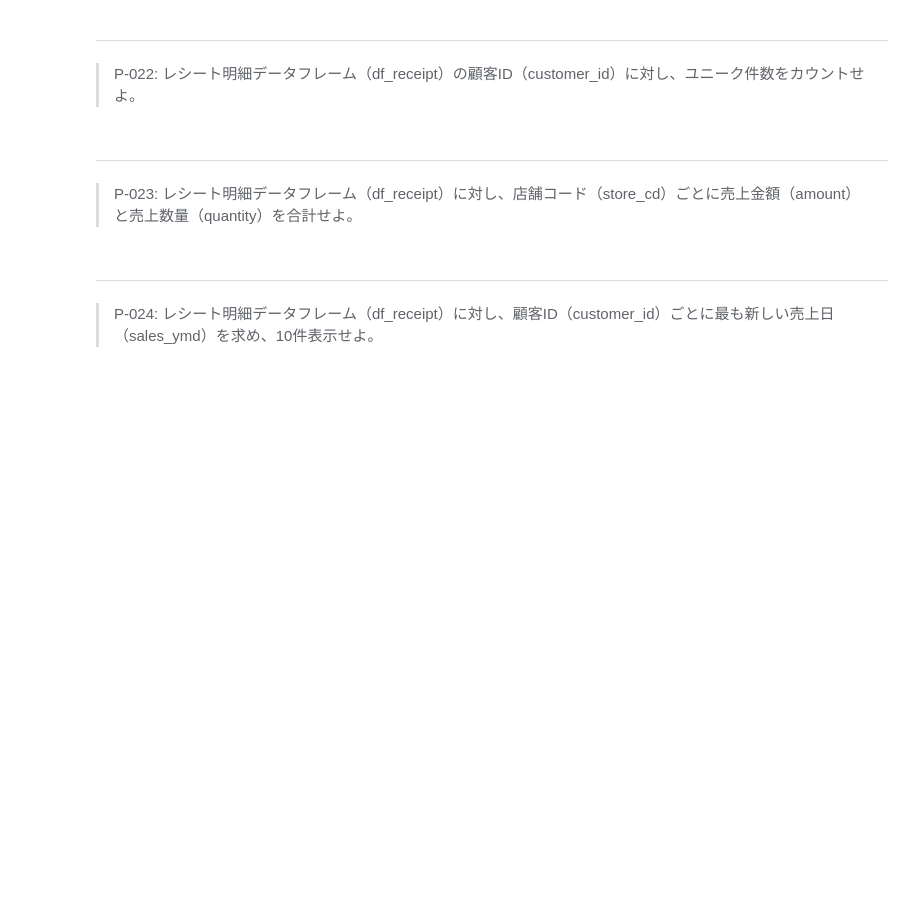
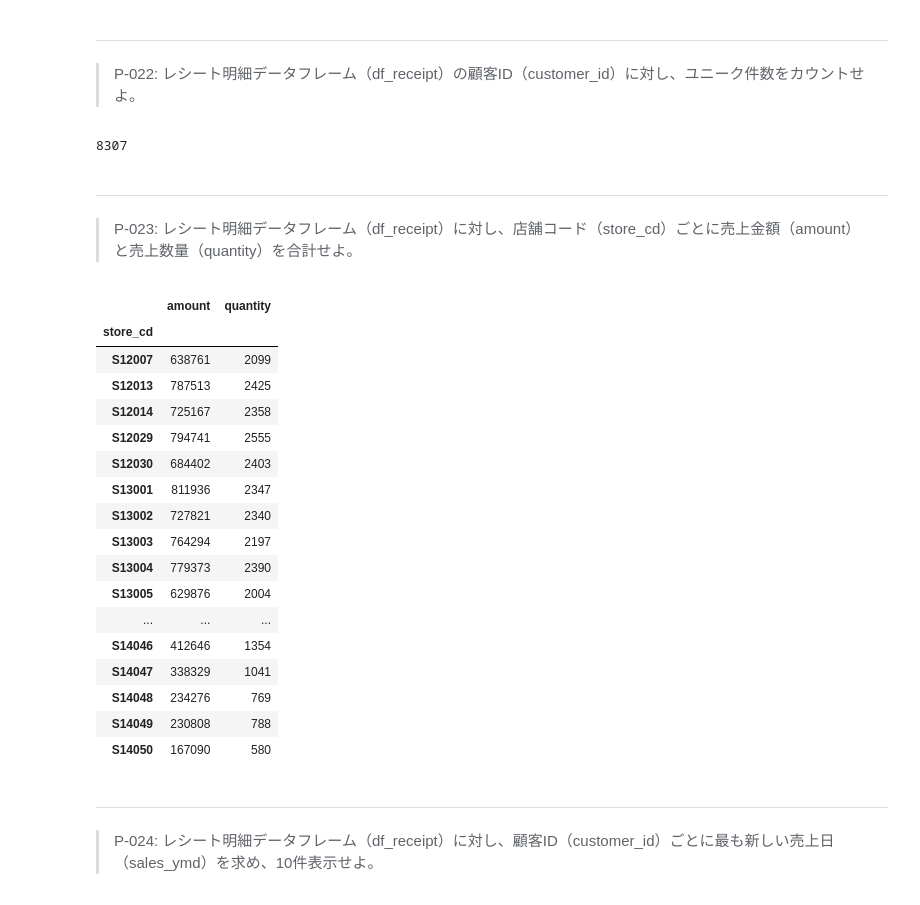
Before and after one commit to taiga32/kaggle-home-credit, a Jupyter notebook: preprocess_knock_Python_Azure_ipynb_のコピー_ipynb_のコピー.ipynb, the cells around one changed output. Saved outputs shown, nothing was run; the diff lists cells and outputs as text; code cells hidden in the pictures; blank space fills up the shorter version.

```diff
--- a/preprocess_knock_Python_Azure_ipynb_のコピー_ipynb_のコピー.ipynb
+++ b/preprocess_knock_Python_Azure_ipynb_のコピー_ipynb_のコピー.ipynb
@@ -423,9 +423,35 @@ df_receipt.shape[0]
 # %% [markdown]
 ---
 > P-022: レシート明細データフレーム（df_receipt）の顧客ID（customer_id）に対し、ユニーク件数をカウントせよ。
+# %%
+len(df_receipt['customer_id'].unique())
+# %% [output]
+8307
 # %% [markdown]
 ---
 > P-023: レシート明細データフレーム（df_receipt）に対し、店舗コード（store_cd）ごとに売上金額（amount）と売上数量（quantity）を合計せよ。
+# %%
+# df_receipt.groupby('store_cd')[['amount', 'quantity']].sum()
+df_receipt.groupby('store_cd').agg({'amount':'sum', 'quantity':'sum'})
+# %% [output]
+|  | amount | quantity |
+| store_cd |  |  |
+| S12007 | 638761 | 2099 |
+| S12013 | 787513 | 2425 |
+| S12014 | 725167 | 2358 |
+| S12029 | 794741 | 2555 |
+| S12030 | 684402 | 2403 |
+| S13001 | 811936 | 2347 |
+| S13002 | 727821 | 2340 |
+| S13003 | 764294 | 2197 |
+| S13004 | 779373 | 2390 |
+| S13005 | 629876 | 2004 |
+| ... | ... | ... |
+| S14046 | 412646 | 1354 |
+| S14047 | 338329 | 1041 |
+| S14048 | 234276 | 769 |
+| S14049 | 230808 | 788 |
+| S14050 | 167090 | 580 |
 # %% [markdown]
 ---
 > P-024: レシート明細データフレーム（df_receipt）に対し、顧客ID（customer_id）ごとに最も新しい売上日（sales_ymd）を求め、10件表示せよ。
```
Also changed, not shown: parts of 2 cells of this notebook.
